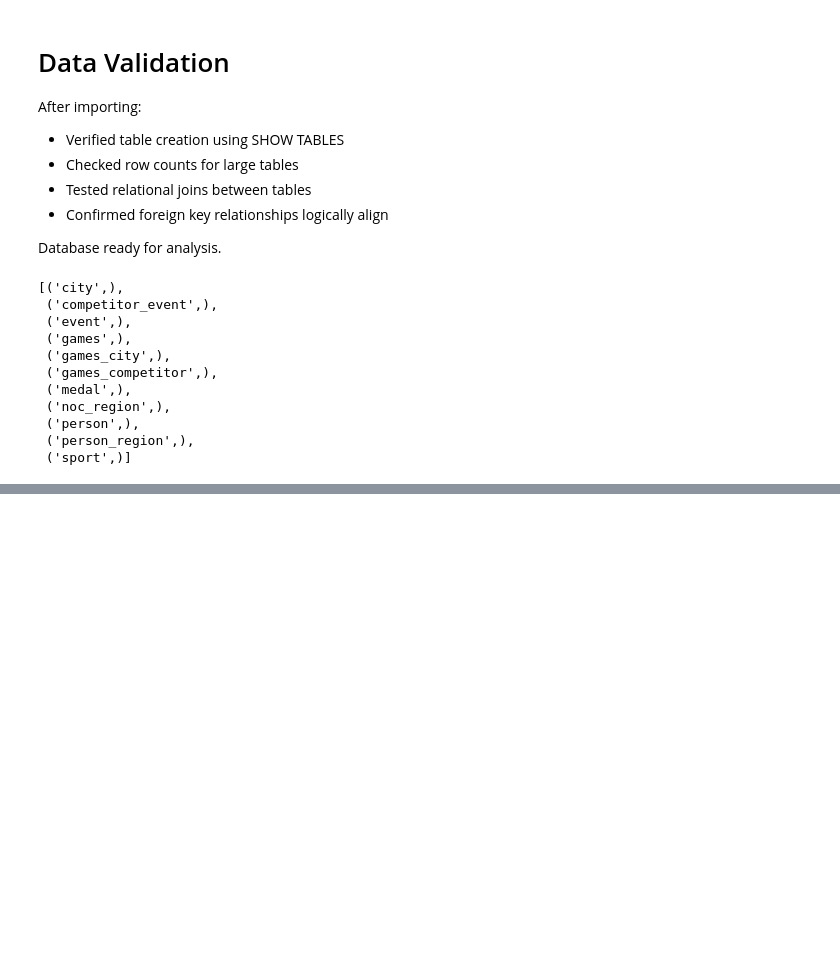
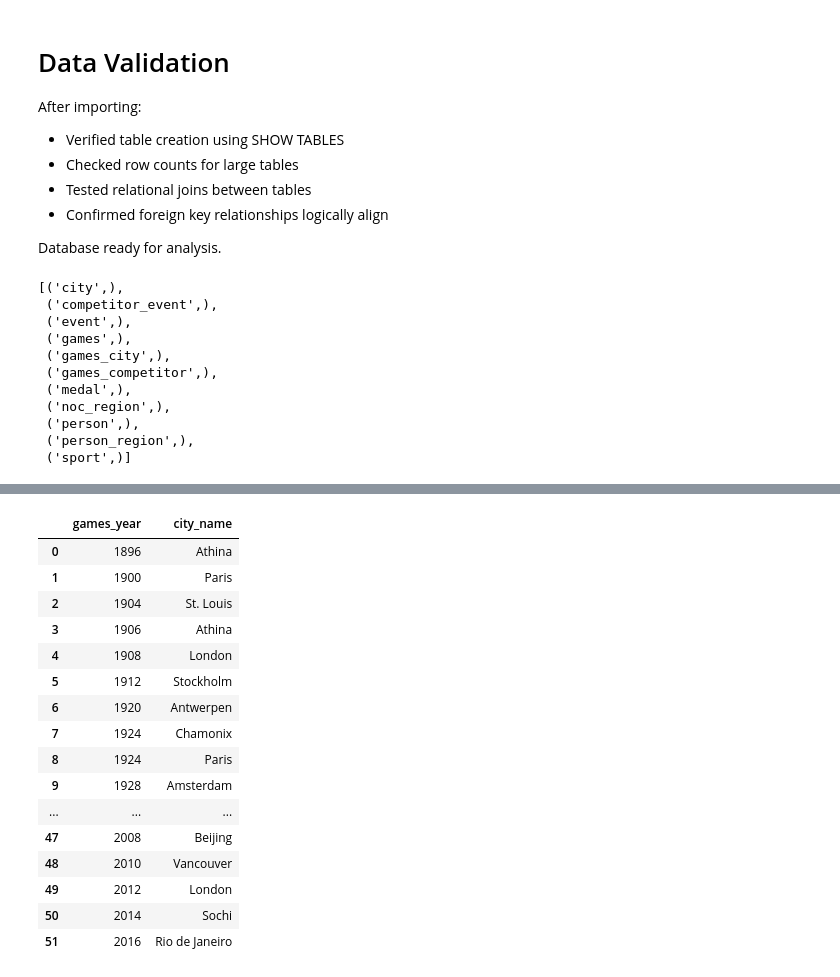
Before and after one commit to Hanish-DotCom/sports-analysis, a Jupyter notebook: notebooks/sports_analysis.ipynb, the cells around one changed output, grey strips where cells are left out. Cells and saved outputs as stored; diff of their text form; code cells hidden in the pictures; blank space fills up the shorter version.

```diff
--- a/notebooks/sports_analysis.ipynb
+++ b/notebooks/sports_analysis.ipynb
@@ -98,0 +133,29 @@ connection.execute("SHOW TABLES").fetchall()
+# %%
+# Question 1 : Are there trends in frequency of hosting Olympic Games?
+
+connection.execute("""
+SELECT g.games_year,
+       c.city_name
+FROM games g
+JOIN games_city gc ON g.id = gc.games_id
+JOIN city c ON gc.city_id = c.id
+ORDER BY g.games_year;
+""").df()
+# %% [output]
+|  | games_year | city_name |
+| 0 | 1896 | Athina |
+| 1 | 1900 | Paris |
+| 2 | 1904 | St. Louis |
+| 3 | 1906 | Athina |
+| 4 | 1908 | London |
+| 5 | 1912 | Stockholm |
+| 6 | 1920 | Antwerpen |
+| 7 | 1924 | Chamonix |
+| 8 | 1924 | Paris |
+| 9 | 1928 | Amsterdam |
+| ... | ... | ... |
+| 47 | 2008 | Beijing |
+| 48 | 2010 | Vancouver |
+| 49 | 2012 | London |
+| 50 | 2014 | Sochi |
+| 51 | 2016 | Rio de Janeiro |
```
Also changed, not shown: parts of 16 cells of this notebook.
